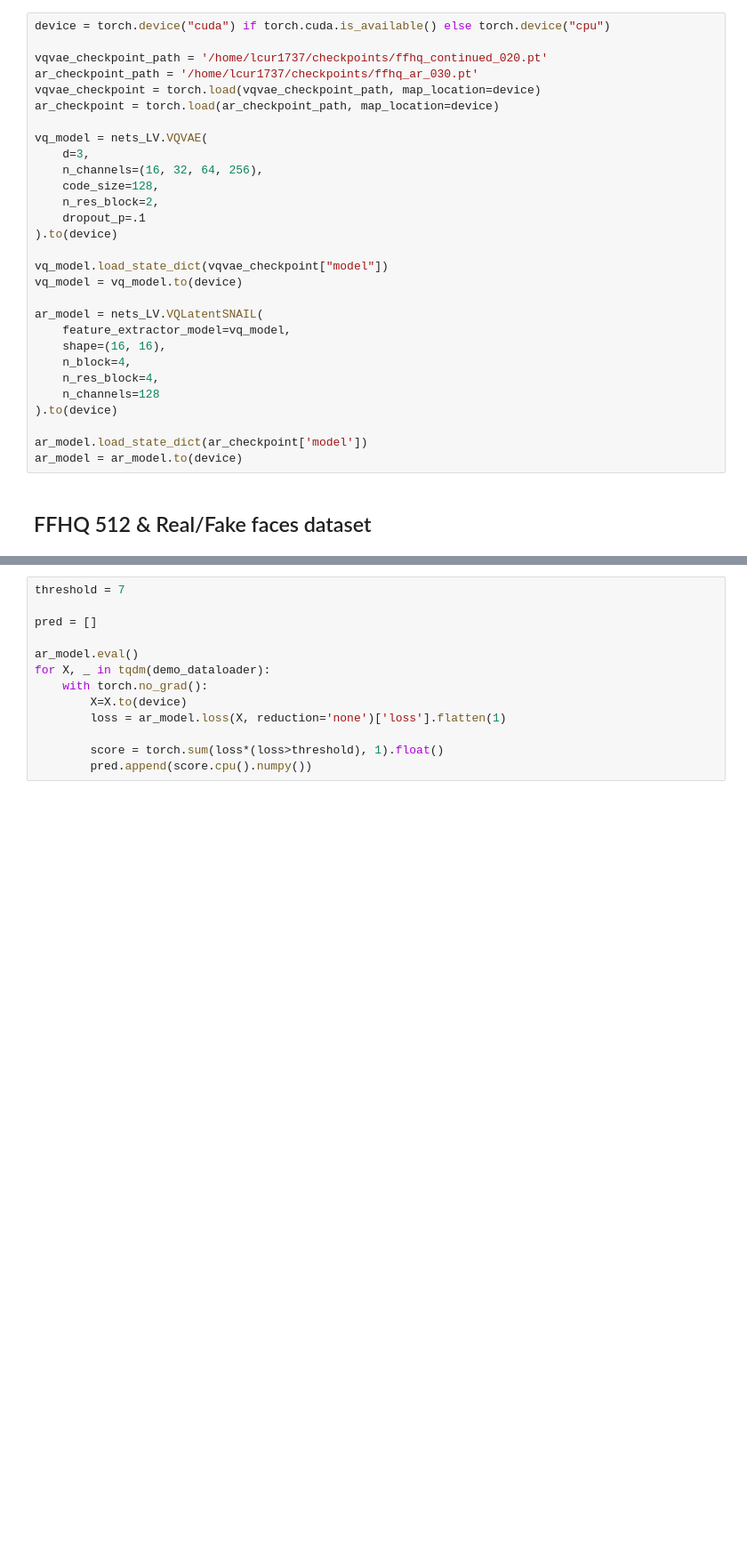
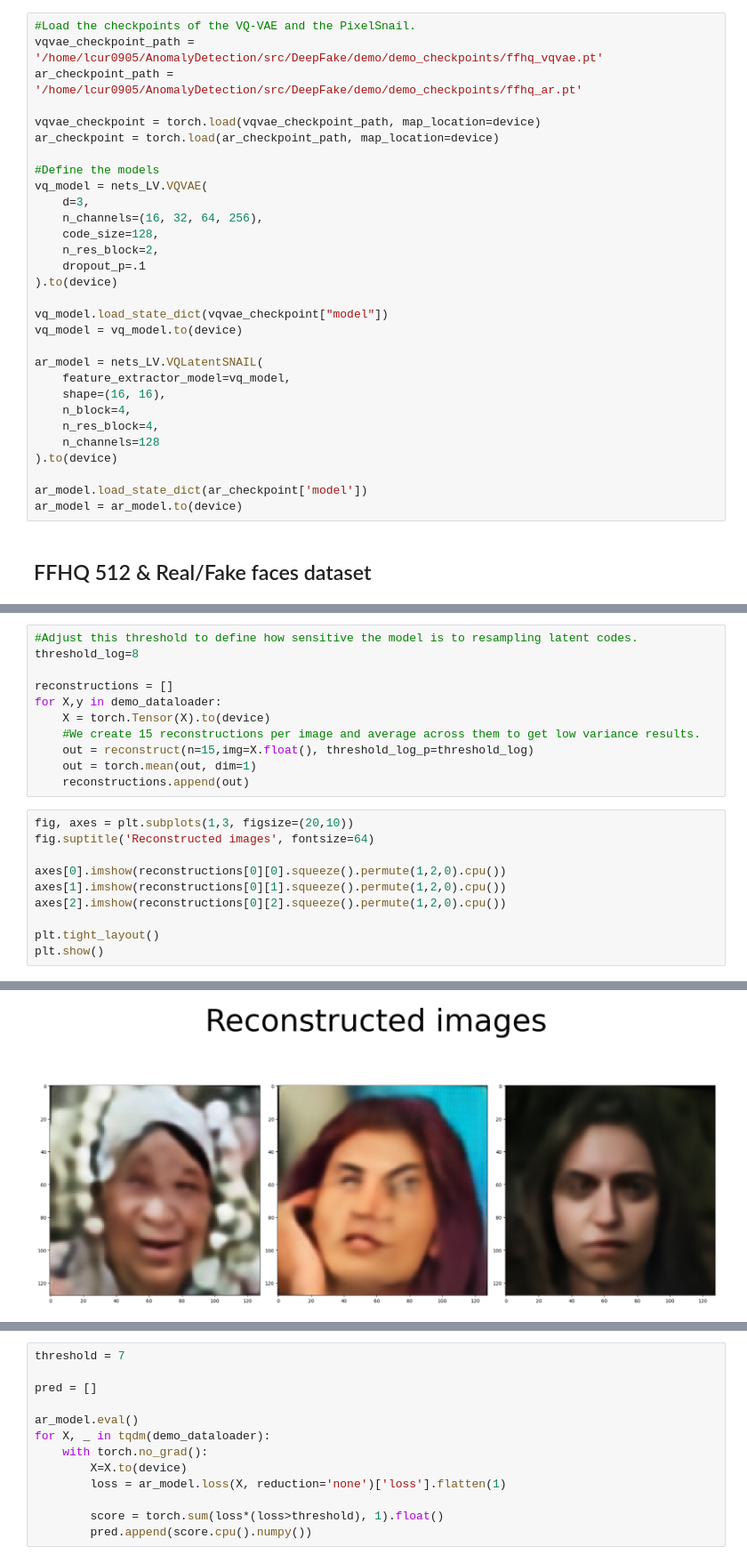
Before and after one commit to JonasElburgUVA/AnomalyDetection, a Jupyter notebook: src/DeepFake/Notebook_AnomalyVQVAE.ipynb, the cells around one changed output, grey strips where cells are left out. Shown at 89% size. Cells and saved outputs as stored; diff of their text form; blank space fills up the shorter version.

```diff
--- a/src/DeepFake/Notebook_AnomalyVQVAE.ipynb
+++ b/src/DeepFake/Notebook_AnomalyVQVAE.ipynb
@@ -40,13 +42,14 @@ wandb: Currently logged in as: martentyrk (vqvaeanomaly). Use `wandb login --rel
 # %% [markdown]
 ## Initialize models with pretrained weights
 # %%
-device = torch.device("cuda") if torch.cuda.is_available() else torch.device("cpu")
+#Load the checkpoints of the VQ-VAE and the PixelSnail.
+vqvae_checkpoint_path = '/home/lcur0905/AnomalyDetection/src/DeepFake/demo/demo_checkpoints/ffhq_vqvae.pt'
+ar_checkpoint_path = '/home/lcur0905/AnomalyDetection/src/DeepFake/demo/demo_checkpoints/ffhq_ar.pt'
 
-vqvae_checkpoint_path = '/home/lcur1737/checkpoints/ffhq_continued_020.pt'
-ar_checkpoint_path = '/home/lcur1737/checkpoints/ffhq_ar_030.pt'
 vqvae_checkpoint = torch.load(vqvae_checkpoint_path, map_location=device)
 ar_checkpoint = torch.load(ar_checkpoint_path, map_location=device)
 
+#Define the models
 vq_model = nets_LV.VQVAE(
     d=3,
     n_channels=(16, 32, 64, 256),
@@ -72,0 +168,22 @@ ar_model = ar_model.to(device)
+# %%
+#Adjust this threshold to define how sensitive the model is to resampling latent codes.
+threshold_log=8
+
+reconstructions = []
+for X,y in demo_dataloader:
+    X = torch.Tensor(X).to(device)
+    #We create 15 reconstructions per image and average across them to get low variance results.
+    out = reconstruct(n=15,img=X.float(), threshold_log_p=threshold_log)
+    out = torch.mean(out, dim=1)
+    reconstructions.append(out)
+# %%
+fig, axes = plt.subplots(1,3, figsize=(20,10))
+fig.suptitle('Reconstructed images', fontsize=64)
+
+axes[0].imshow(reconstructions[0][0].squeeze().permute(1,2,0).cpu())
+axes[1].imshow(reconstructions[0][1].squeeze().permute(1,2,0).cpu())
+axes[2].imshow(reconstructions[0][2].squeeze().permute(1,2,0).cpu())
+
+plt.tight_layout()
+plt.show()
+# %% [output]
@@ -72,0 +193 @@ ar_model = ar_model.to(device)
+[figure, added]
```
Also changed, not shown: parts of 44 cells of this notebook.
